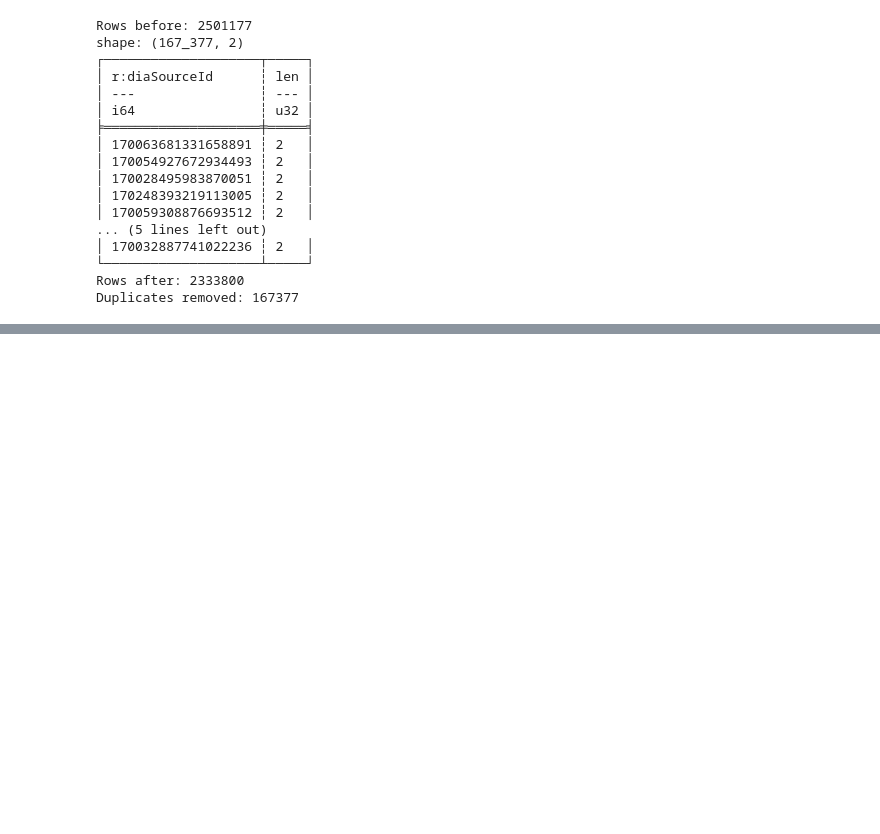
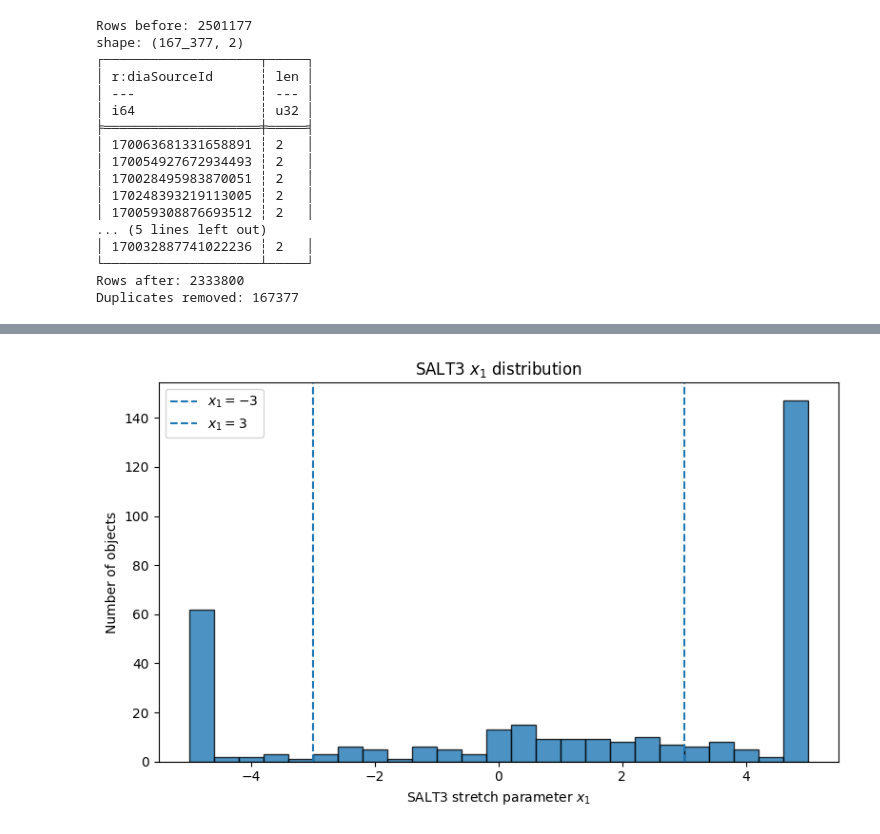
Before and after one commit to Webd0g/Honours_Project, a Jupyter notebook: notebooks/draft_scripts_and_small_scripts.ipynb, the cells around one changed output, grey strips where cells are left out. Drawn from its saved outputs; the diff is of its cells as text; code cells hidden in the pictures; blank space fills up the shorter version.

Commit message:
The three changed files were just the changing of file paths to run tests and the draft scripts notebook changes are to create some plots

```diff
--- a/notebooks/draft_scripts_and_small_scripts.ipynb
+++ b/notebooks/draft_scripts_and_small_scripts.ipynb
@@ -1713,0 +1733,88 @@ shape: (35, 19)
+# %%
+import matplotlib.pyplot as plt
+import polars as pl
+
+# Keep only valid fitted values
+results_df = pl.read_csv("/home/riley/Documents/University/Honours/Honours_Project/data/salt_fitting/with_hostz/salt_fit_values.csv")
+plot_df = results_df.filter(
+    pl.col("x1").is_not_null()
+    & pl.col("x1").is_finite()
+    & pl.col("c").is_not_null()
+    & pl.col("c").is_finite()
+)
+
+x1 = plot_df["x1"].to_numpy()
+c = plot_df["c"].to_numpy()
+
+
+# ----------------------------------------------------------
+# Stretch distribution
+# ----------------------------------------------------------
+
+plt.figure(figsize=(8, 5))
+
+plt.hist(
+    x1,
+    bins=25,
+    edgecolor="black",
+    alpha=0.8,
+)
+
+plt.axvline(-3, linestyle="--", label=r"$x_1=-3$")
+plt.axvline(3, linestyle="--", label=r"$x_1=3$")
+
+plt.xlabel(r"SALT3 stretch parameter $x_1$")
+plt.ylabel("Number of objects")
+plt.title(r"SALT3 $x_1$ distribution")
+
+plt.legend()
+plt.tight_layout()
+plt.show()
+
+
+# ----------------------------------------------------------
+# Colour distribution
+# ----------------------------------------------------------
+
+plt.figure(figsize=(8, 5))
+
+plt.hist(
+    c,
+    bins=25,
+    edgecolor="black",
+    alpha=0.8,
+)
+
+plt.axvline(-0.3, linestyle="--", label=r"$c=-0.3$")
+plt.axvline(0.3, linestyle="--", label=r"$c=0.3$")
+
+plt.xlabel(r"SALT3 colour parameter $c$")
+plt.ylabel("Number of objects")
+plt.title(r"SALT3 colour distribution")
+
+plt.legend()
+plt.tight_layout()
+plt.show()
+
+plt.figure(figsize=(7, 6))
+
+plt.scatter(
+    x1,
+    c,
+    alpha=0.7,
+)
+
+plt.axvline(-3, linestyle="--")
+plt.axvline(3, linestyle="--")
+
+plt.axhline(-0.3, linestyle="--")
+plt.axhline(0.3, linestyle="--")
+
+plt.xlabel(r"SALT3 stretch parameter $x_1$")
+plt.ylabel(r"SALT3 colour parameter $c$")
+plt.title(r"SALT3 colour-stretch distribution")
+
+plt.tight_layout()
+plt.show()
+# %% [output]
+[figure, added]
```
Also changed, not shown: parts of 3 cells of this notebook, 4 other files.
